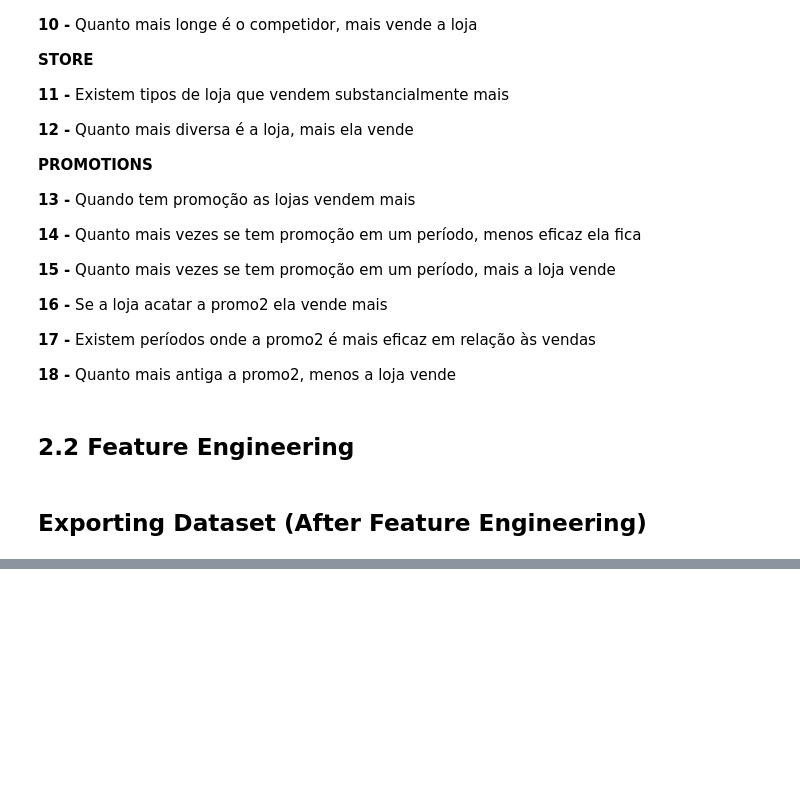
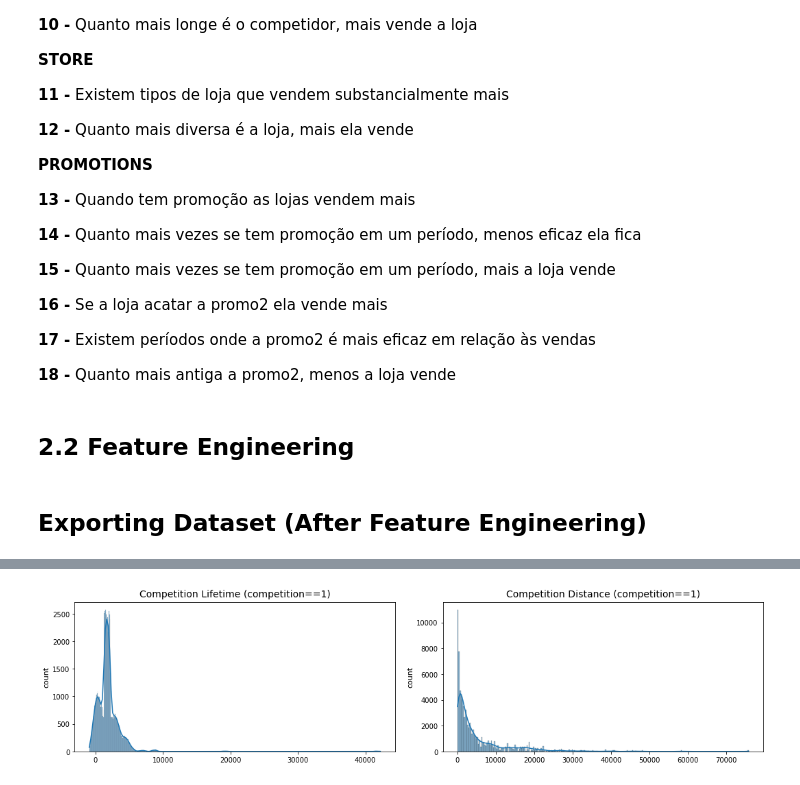
Before and after one commit to raposofrct/Sales-Prediction, a Jupyter notebook: notebook.ipynb, the cells around one changed output, grey strips where cells are left out. Drawn from its saved outputs; the diff is of its cells as text; code cells hidden in the pictures; blank space fills up the shorter version.

```diff
--- a/notebook.ipynb
+++ b/notebook.ipynb
@@ -491,0 +606,18 @@ dados = pd.read_csv('data_feature_engineering')
+# %%
+plt.figure(figsize=(18,4))
+plt.subplots_adjust(wspace=0.15)
+plt.subplot(1,2,1)
+ax = sns.histplot(dados[dados['competition']==1]['competition_lifetime'],kde=True)
+ax.set_title('Competition Lifetime (competition==1)',size=14,pad=8)
+ax.set_xlabel('')
+ax.set_ylabel('count',size=11)
+
+plt.subplot(1,2,2)
+ax = sns.histplot(dados[dados['competition']==1]['competition_distance'],kde=True)
+ax.set_title('Competition Distance (competition==1)',size=14,pad=8)
+ax.set_xlabel('')
+ax.set_ylabel('count',size=11)
+
+plt.show()
+# %% [output]
+[figure, added]
```
Also changed, not shown: parts of 24 cells of this notebook.
